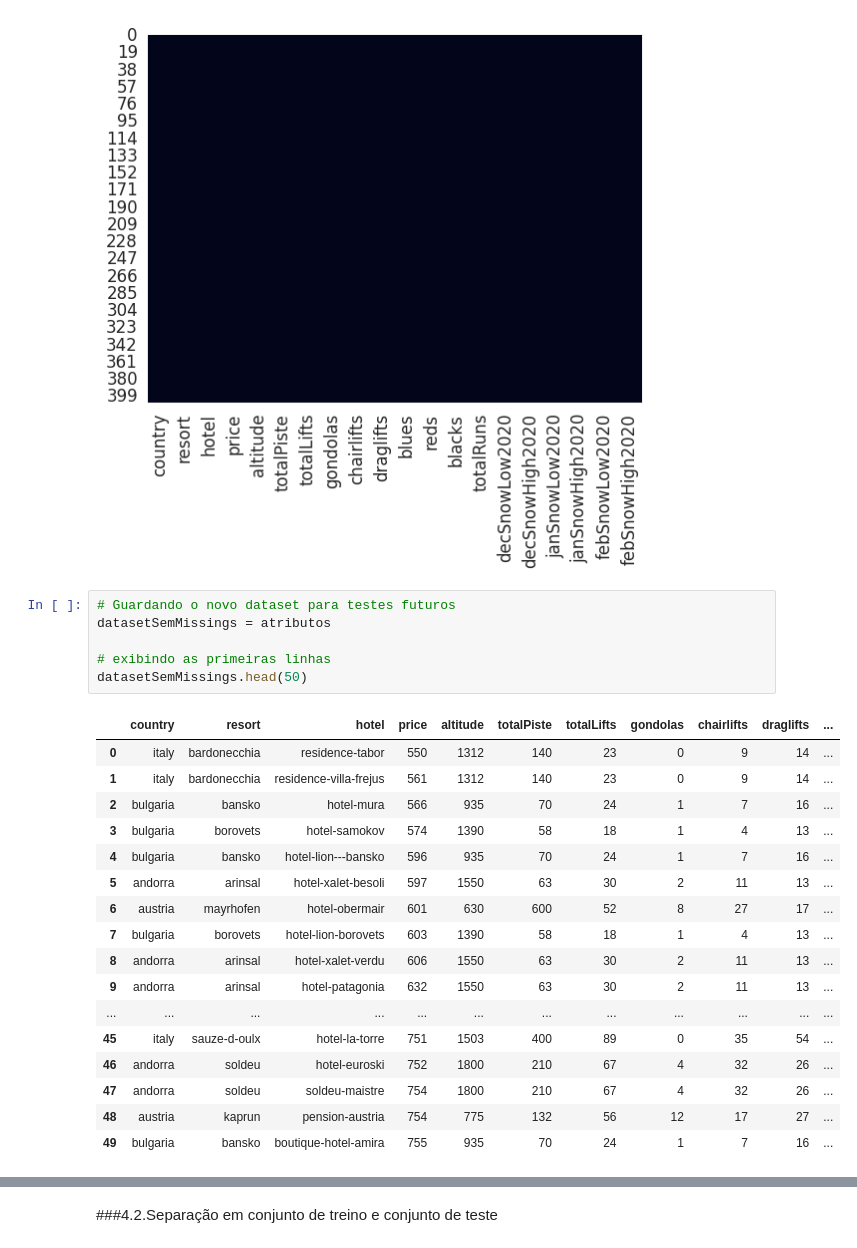
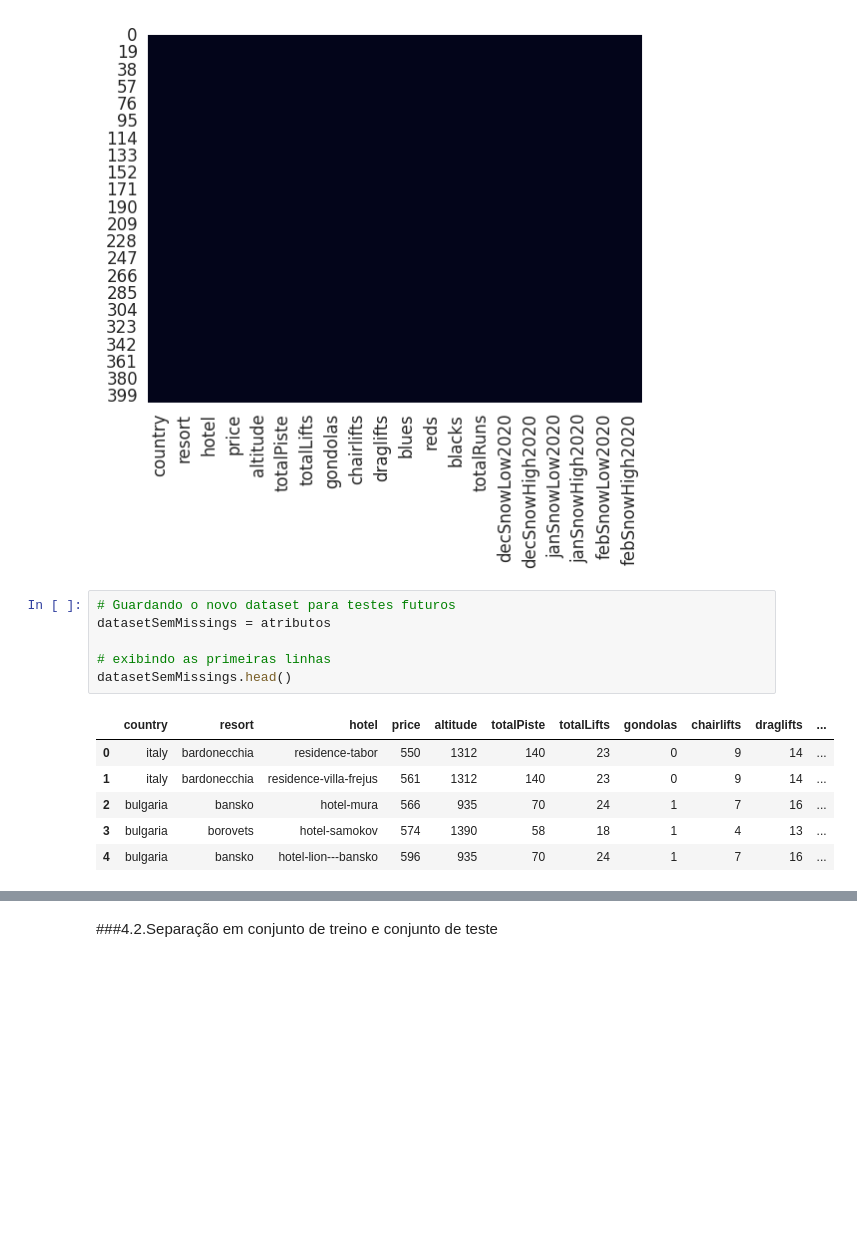
Before and after one commit to CECILIACFR/DATASCIENCE, a Jupyter notebook: MVP_CD_Hoteis_de_Esqui.ipynb, the cells around one changed output, grey strips where cells are left out. Cells and saved outputs as stored; diff of their text form; blank space fills up the shorter version.

```diff
--- a/MVP_CD_Hoteis_de_Esqui.ipynb
+++ b/MVP_CD_Hoteis_de_Esqui.ipynb
@@ -636,24 +634,13 @@ sns.heatmap(atributos.isnull(), cbar = False);
 # %%
 # Guardando o novo dataset para testes futuros
 datasetSemMissings = atributos
 
 # exibindo as primeiras linhas
-datasetSemMissings.head(50)
+datasetSemMissings.head()
 # %% [output]
 |  | country | resort | hotel | price | altitude | totalPiste | totalLifts | gondolas | chairlifts | draglifts | ... |
 | 0 | italy | bardonecchia | residence-tabor | 550 | 1312 | 140 | 23 | 0 | 9 | 14 | ... |
 | 1 | italy | bardonecchia | residence-villa-frejus | 561 | 1312 | 140 | 23 | 0 | 9 | 14 | ... |
 | 2 | bulgaria | bansko | hotel-mura | 566 | 935 | 70 | 24 | 1 | 7 | 16 | ... |
 | 3 | bulgaria | borovets | hotel-samokov | 574 | 1390 | 58 | 18 | 1 | 4 | 13 | ... |
 | 4 | bulgaria | bansko | hotel-lion---bansko | 596 | 935 | 70 | 24 | 1 | 7 | 16 | ... |
-| 5 | andorra | arinsal | hotel-xalet-besoli | 597 | 1550 | 63 | 30 | 2 | 11 | 13 | ... |
-| 6 | austria | mayrhofen | hotel-obermair | 601 | 630 | 600 | 52 | 8 | 27 | 17 | ... |
-| 7 | bulgaria | borovets | hotel-lion-borovets | 603 | 1390 | 58 | 18 | 1 | 4 | 13 | ... |
-| 8 | andorra | arinsal | hotel-xalet-verdu | 606 | 1550 | 63 | 30 | 2 | 11 | 13 | ... |
-| 9 | andorra | arinsal | hotel-patagonia | 632 | 1550 | 63 | 30 | 2 | 11 | 13 | ... |
-| ... | ... | ... | ... | ... | ... | ... | ... | ... | ... | ... | ... |
-| 45 | italy | sauze-d-oulx | hotel-la-torre | 751 | 1503 | 400 | 89 | 0 | 35 | 54 | ... |
-| 46 | andorra | soldeu | hotel-euroski | 752 | 1800 | 210 | 67 | 4 | 32 | 26 | ... |
-| 47 | andorra | soldeu | soldeu-maistre | 754 | 1800 | 210 | 67 | 4 | 32 | 26 | ... |
-| 48 | austria | kaprun | pension-austria | 754 | 775 | 132 | 56 | 12 | 17 | 27 | ... |
-| 49 | bulgaria | bansko | boutique-hotel-amira | 755 | 935 | 70 | 24 | 1 | 7 | 16 | ... |
```
Also changed, not shown: parts of 16 cells of this notebook.
